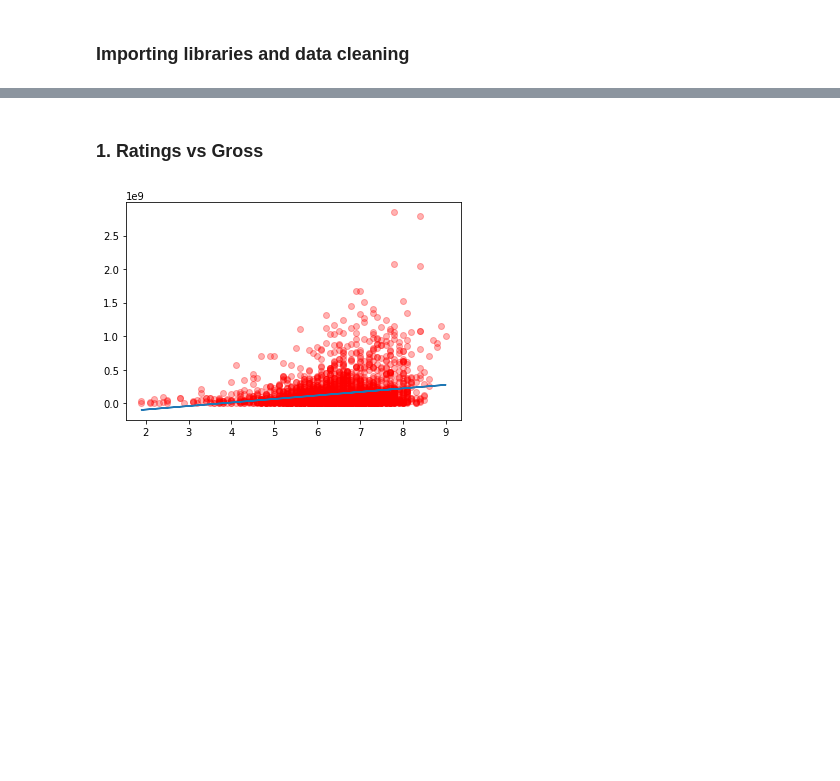
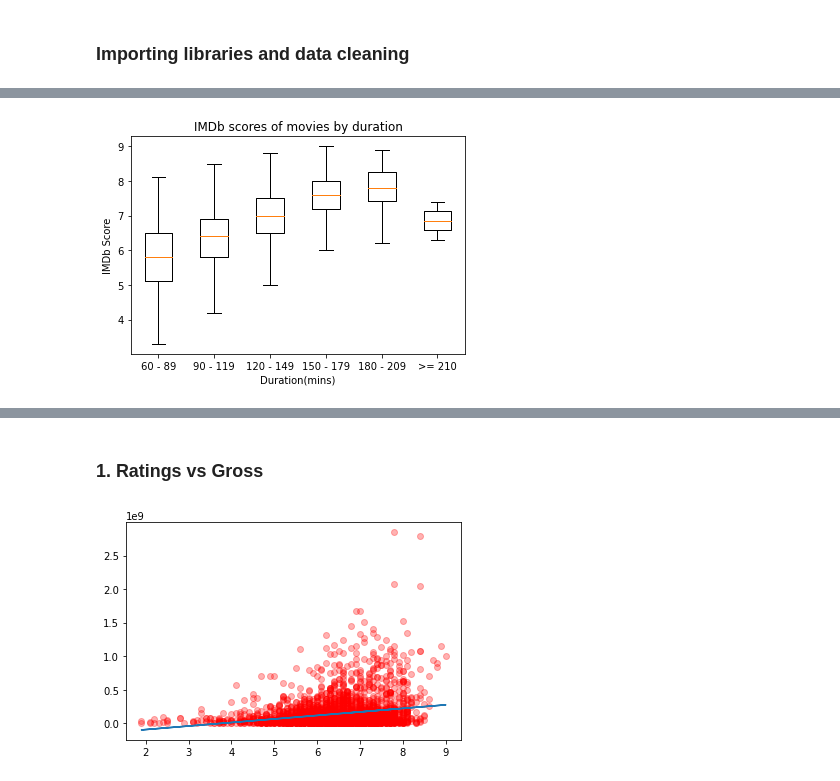
Before and after one commit to soaza/dao2702-project, a Jupyter notebook: movies_analysis.ipynb, the cells around one changed output, grey strips where cells are left out. Saved outputs shown, nothing was run; the diff lists cells and outputs as text; code cells hidden in the pictures; blank space fills up the shorter version.

```diff
--- a/movies_analysis.ipynb
+++ b/movies_analysis.ipynb
@@ -19,0 +51,17 @@ cleaned_df = cleaned_df.dropna()
+# %%
+x = ["60 - 89", "90 - 119", "120 - 149", "150 - 179", "180 - 209", ">= 210"]
+
+scores = []
+for i in range(len(x)):
+    filtered = df[df["duration"] == x[i]]
+    scores.append(filtered["score"])
+
+fig, ax = plt.subplots()
+ax.set_xticklabels(x)
+plt.boxplot(scores, showfliers=False)
+plt.title("IMDb scores of movies by duration")
+plt.xlabel("Duration(mins)")
+plt.ylabel("IMDb Score")
+plt.show()
+# %% [output]
+[figure, added]
```
Also changed, not shown: parts of 15 cells of this notebook.
